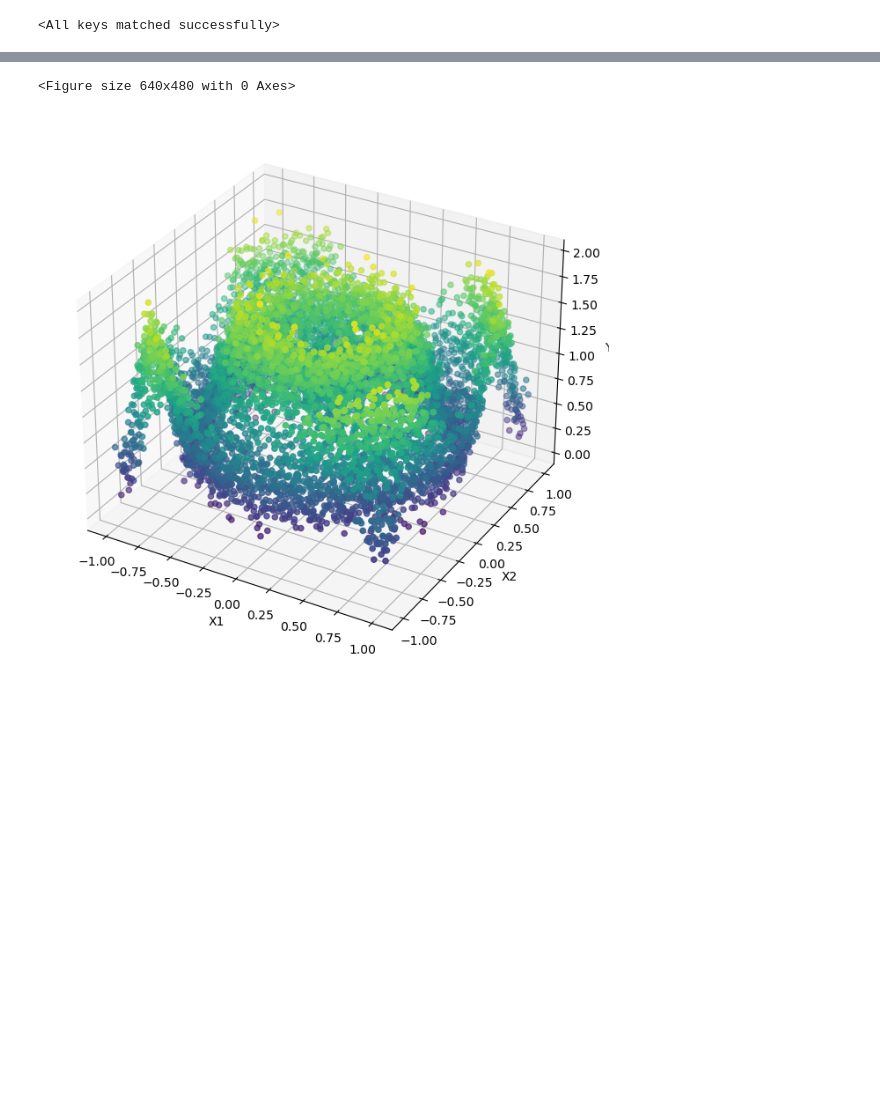
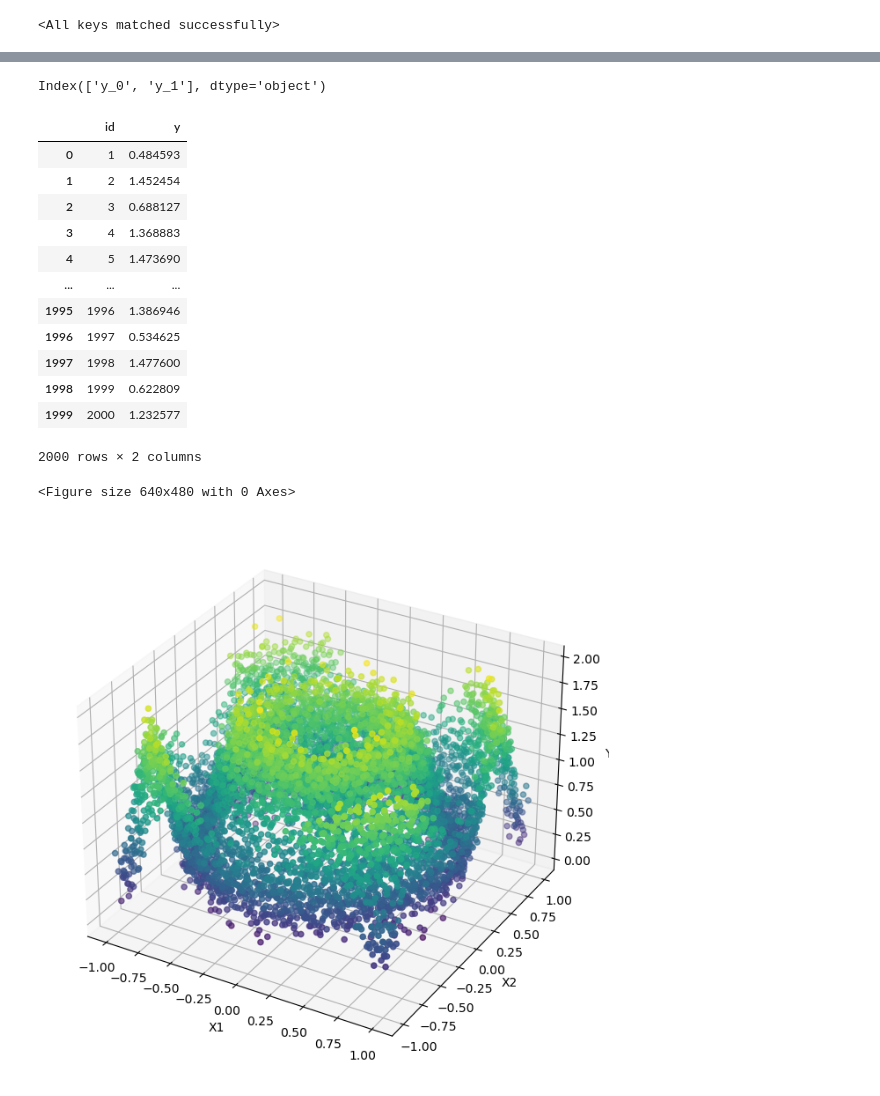
Before and after one commit to Royyang1203/School_work, a Jupyter notebook: S6/DL/hw1_function-approximation/410921208_HW1.ipynb, the cells around one changed output, grey strips where cells are left out. Cells and saved outputs as stored; diff of their text form; code cells hidden in the pictures; blank space fills up the shorter version.

```diff
--- a/S6/DL/hw1_function-approximation/410921208_HW1.ipynb
+++ b/S6/DL/hw1_function-approximation/410921208_HW1.ipynb
@@ -521,3 +592,24 @@ df.to_csv('output_best.csv', index=False)
+# %%
+columns_to_drop = merged_data.iloc[:,1:-1].columns
+print(columns_to_drop)
+merged_data = merged_data.drop(columns=columns_to_drop)
+merged_data.to_csv('merged_data_v3.csv', index=False)
+merged_data
+# %% [output]
+Index(['y_0', 'y_1'], dtype='object')
+|  | id | y |
+| 0 | 1 | 0.484593 |
+| 1 | 2 | 1.452454 |
+| 2 | 3 | 0.688127 |
+| 3 | 4 | 1.368883 |
+| 4 | 5 | 1.473690 |
+| ... | ... | ... |
+| 1995 | 1996 | 1.386946 |
+| 1996 | 1997 | 0.534625 |
+| 1997 | 1998 | 1.477600 |
+| 1998 | 1999 | 0.622809 |
+| 1999 | 2000 | 1.232577 |
+2000 rows × 2 columns
 # %%
 
 
```
Also changed, not shown: parts of 7 cells of this notebook.
